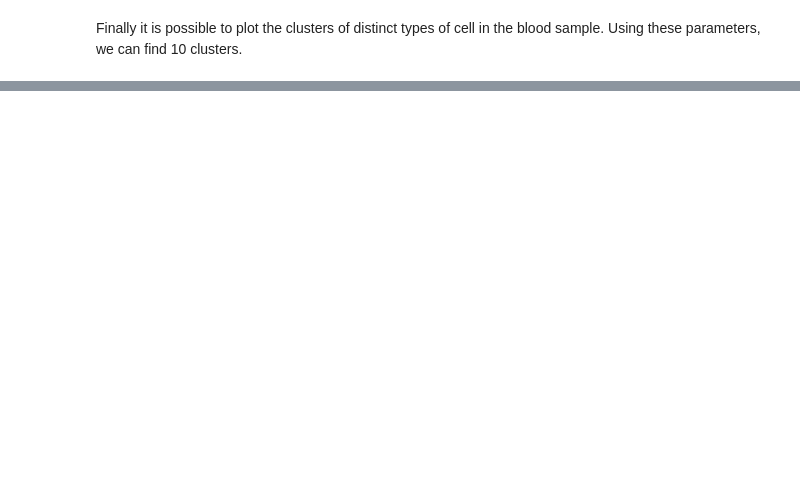
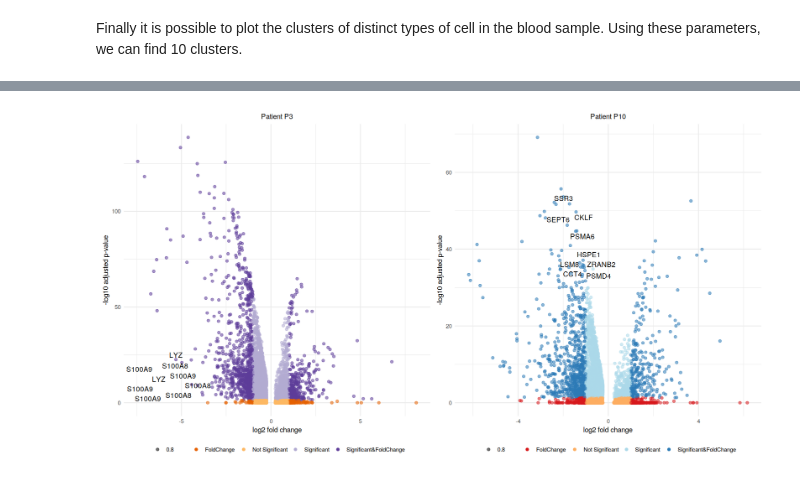
Before and after one commit to waldeyr/single_cell_analysis, a Jupyter notebook: Single_Cell_RNA_Seq.ipynb, the cells around one changed output, grey strips where cells are left out. Cells and saved outputs as stored; diff of their text form; code cells hidden in the pictures; blank space fills up the shorter version.

```diff
--- a/Single_Cell_RNA_Seq.ipynb
+++ b/Single_Cell_RNA_Seq.ipynb
@@ -430,0 +390,4 @@ ggplot(covid_p3_p10_markers) +
+# %%
+P3_P10_splitted <- SplitObject(covid_p3_p10, split.by = "patient")
+head(P3_P10_splitted$P3[[]])
+head(P3_P10_splitted$P10[[]])
@@ -430,0 +413,6 @@ ggplot(covid_p3_p10_markers) +
+# %%
+# test.use = differentially expressed genes between two groups of cells using the Student's t-test.
+# min.pct = only test genes detected in a minimum fraction of min.pct cells in either of the two populations.
+p3_markers <- FindAllMarkers(object = P3_P10_splitted$P3, min.pct = 0.1, test.use="t")
+p3_markers %>% group_by(cluster)
+head(p3_markers, n=20L)
@@ -430,0 +473,6 @@ ggplot(covid_p3_p10_markers) +
+# %%
+# test.use = differentially expressed genes between two groups of cells using the Student's t-test.
+# min.pct = only test genes detected in a minimum fraction of min.pct cells in either of the two populations.
+p10_markers <- FindAllMarkers(object = P3_P10_splitted$P10, min.pct = 0.1, test.use = "t")
+p10_markers %>% group_by(cluster)
+head(p10_markers, n=20L)
@@ -430,0 +621,31 @@ ggplot(covid_p3_p10_markers) +
+# %%
+p3_plot <- ggplot(p3_markers) +
+  geom_point(aes(x = avg_log2FC, y = -log10(p_val_adj), colour = group, alpha=0.8)) +
+  geom_text_repel(data=top_peaks_p3[1:10,],aes(x = avg_log2FC, y = -log10(p_val_adj),label=gene))+
+  scale_color_brewer(palette = "PuOr")+
+  ggtitle("Patient P3")+
+  xlab("log2 fold change") +
+  ylab("-log10 adjusted p-value") +
+  theme_minimal()+
+  theme(legend.position = "bottom",
+        legend.title = element_blank(),
+        plot.title = element_text(size = rel(1), hjust = 0.5),
+        axis.title = element_text(size = rel(1)))
+
+p10_plot <- ggplot(p10_markers) +
+  geom_point(aes(x = avg_log2FC, y = -log10(p_val_adj), colour = group, alpha=0.8)) +
+  geom_text_repel(data=p10_markers[1:10,],aes(x = avg_log2FC, y = -log10(p_val_adj),label=gene))+
+  ggtitle("Patient P10")+
+  scale_color_brewer(palette = "RdYlBu")+
+  xlab("log2 fold change") +
+  ylab("-log10 adjusted p-value") +
+  theme_minimal()+
+  theme(legend.position = "bottom",
+        legend.title = element_blank(),
+        plot.title = element_text(size = rel(1), hjust = 0.5),
+        axis.title = element_text(size = rel(1)))
+
+options(repr.plot.width=15, repr.plot.height=8)
+p3_plot + p10_plot
+# %% [output]
+[figure, added]
```
Also changed, not shown: parts of 18 cells of this notebook.
